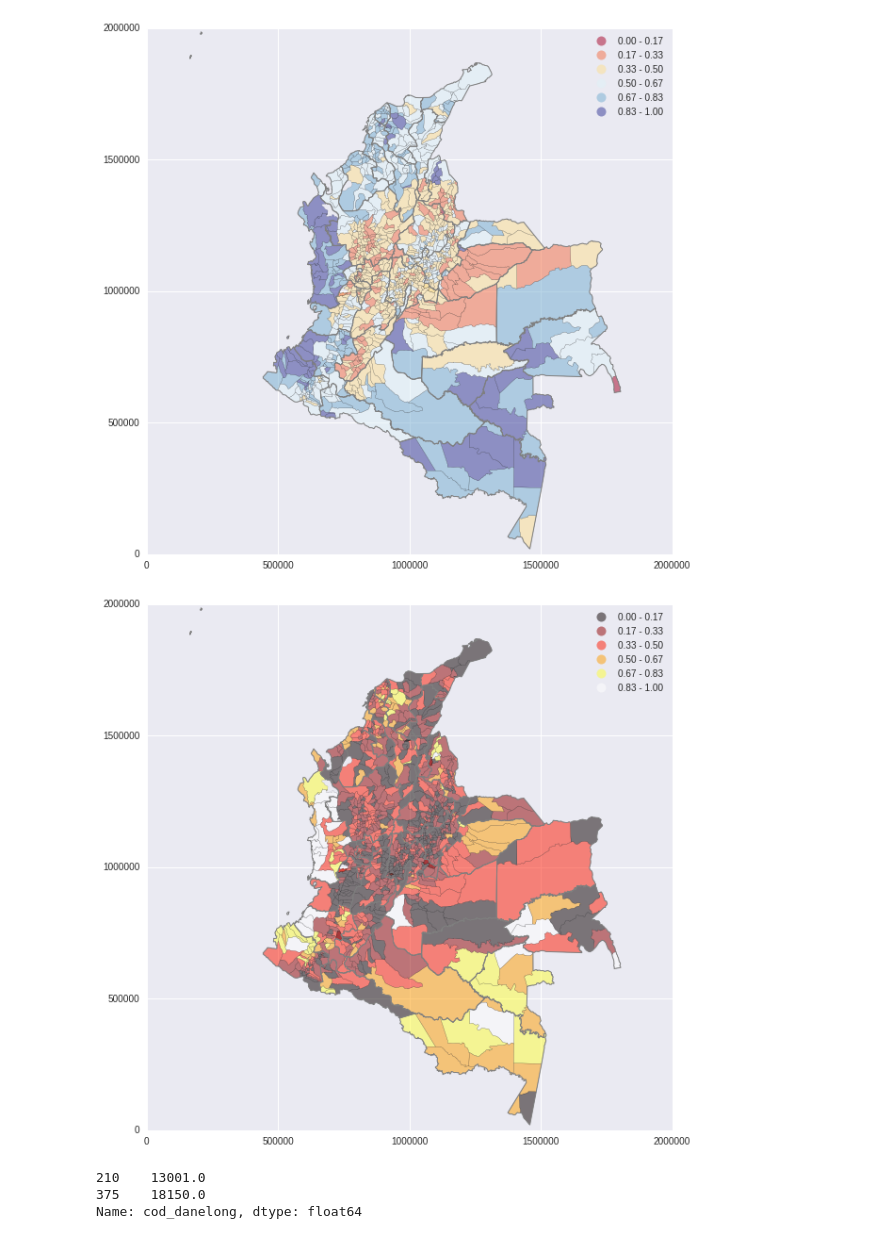
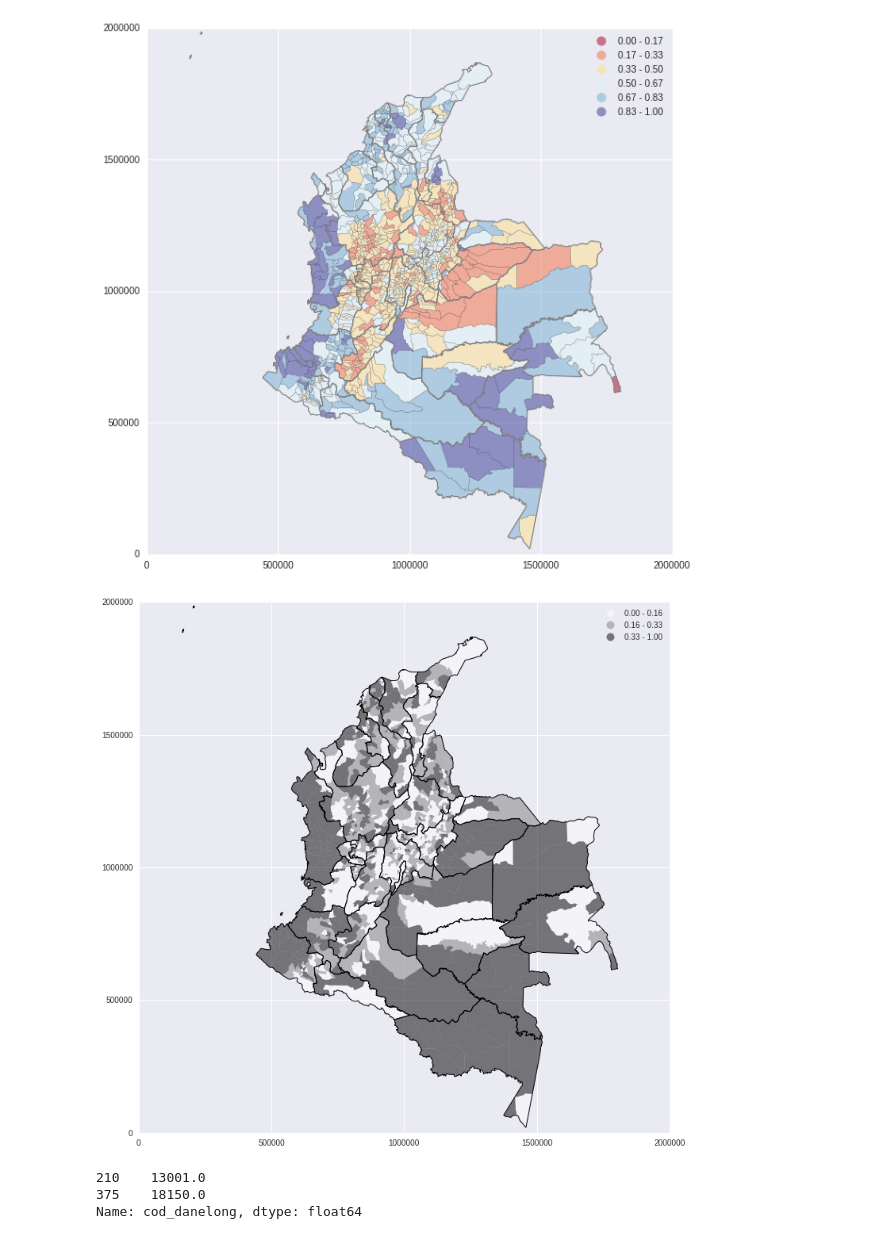
Before and after one commit to sarangof/plebiscito-Colombia, a Jupyter notebook: consolidacion_BDD.ipynb, the cells around one changed output. Saved outputs shown, nothing was run; the diff lists cells and outputs as text; code cells hidden in the pictures.

```diff
--- a/consolidacion_BDD.ipynb
+++ b/consolidacion_BDD.ipynb
@@ -58,16 +56,13 @@ plt.savefig('Porcentaje_si.png')
 # %% [output]
 [figure]
 # %%
-#deptos.plot(alpha=0.0)
-figsize=(10,10)
+figsize=(12,12)
 fig, ax = plt.subplots(1, 1, figsize = (figsize))
-datos.plot('division',cmap='hot',linewidth=0.1,scheme='equal_interval',legend=True,k=6,ax=ax)
-deptos.plot(alpha=0.0,linewidth=1,c='grey',ax=ax)
-#ax.plot()
-#plt.figure()
+datos.plot('division',cmap='gray_r',linewidth=0.0,scheme='quantile',legend=True,k=3,ax=ax)
+deptos.plot(alpha=0.0,linewidth=1,ax=ax)
 plt.savefig('Division.png')
 # %% [output]
-[figure, old version]
+[figure, new version]
 # %%
 datos[list('CARTAGENA' in x for x in datos['NOMBRE_MPI'])]['cod_danelong']
 # %% [output]
```
Also changed, not shown: parts of 12 cells of this notebook.
